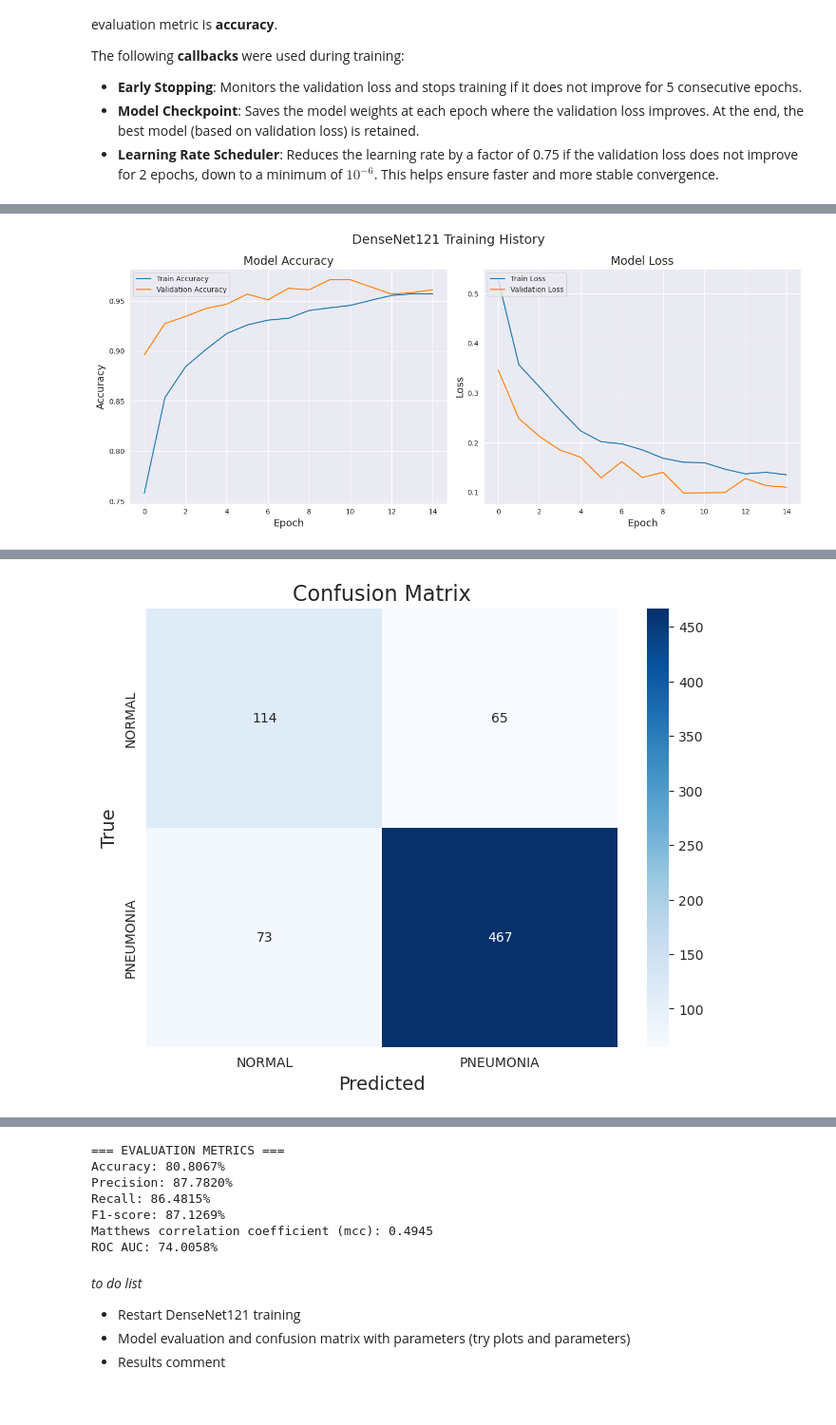
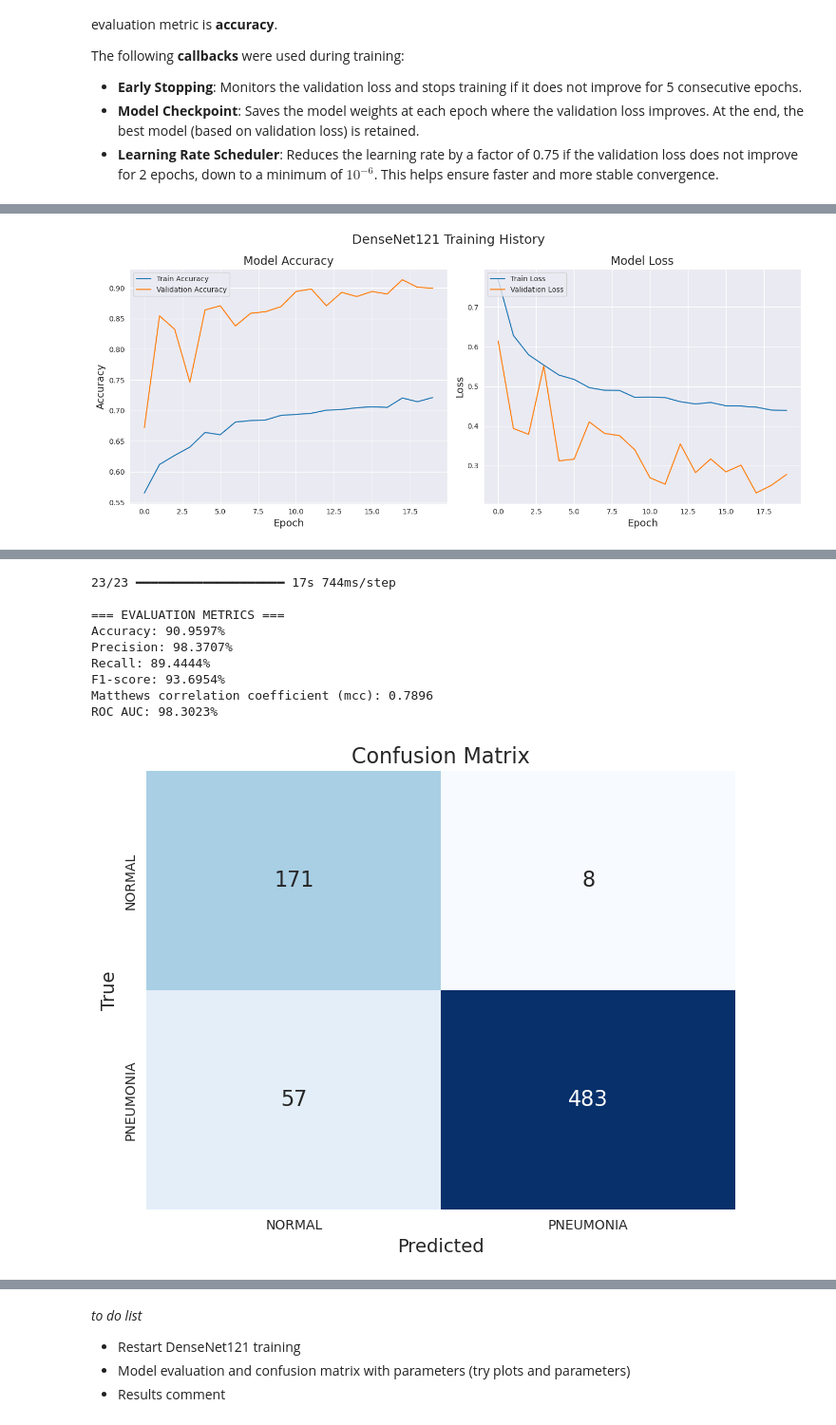
Before and after one commit to lazzerialberto/DL2025, a Jupyter notebook: project.ipynb, the cells around one changed output, grey strips where cells are left out. Shown at 95% size. Saved outputs shown, nothing was run; the diff lists cells and outputs as text; code cells hidden in the pictures.

Commit message:
add class weight

```diff
--- a/project.ipynb
+++ b/project.ipynb
@@ -940,11 +954,8 @@ Model: "functional"
 # %%
 print("\n--- Starting DenseNet121 Model Training ---")
 history = DenseNet_model.fit(
-    X_rgb,
-	y,
-    validation_data=val_gen,
-    steps_per_epoch=train_steps,
-	validation_steps=val_steps,
+    train_ds,
+    validation_data=val_ds,
     epochs=20,
     callbacks=callbacks,
     class_weight=class_weight_dict,
@@ -984,8 +1044,8 @@ def plot_training_history(history):
 	plt.tight_layout()
 	plt.show()
 
-if os.path.exists('DenseNet121_history_wout_class_weight.npy'):
-	history_data = np.load('DenseNet121_history_wout_class_weight.npy', allow_pickle=True).item()
+if os.path.exists('DenseNet121_history.npy'):
+	history_data = np.load('DenseNet121_history.npy', allow_pickle=True).item()
 	history_n = tf.keras.callbacks.History()
 	history_n.history = {
 		'loss': history_data['loss'],
@@ -995,13 +1055,13 @@ if os.path.exists('DenseNet121_history_wout_class_weight.npy'):
 	}
 plot_training_history(history_n)
 # %% [output]
-[figure, old version]
+[figure, new version]
 # %%
 #confusion matrix on test set
 def plot_confusion_matrix(y_true, y_pred, classes):
     plt.figure(figsize=(8, 6))
     cm = confusion_matrix(y_true, y_pred)
-    sns.heatmap(cm, annot=True, fmt='d', cmap='Blues', xticklabels=classes, yticklabels=classes)
+    sns.heatmap(cm, annot=True, fmt='d', cmap='Blues', xticklabels=classes, yticklabels=classes, cbar=False, annot_kws={"size": 16})
     plt.title('Confusion Matrix', fontsize=16)
     plt.xlabel('Predicted', fontsize=14)
     plt.ylabel('True', fontsize=14)
@@ -1023,29 +1083,25 @@ def plot_roc_curve(y_true, y_pred):
 	plt.show()
 
 # Evaluate the model on the test set
-test_steps = np.ceil(test_generator.samples / BATCH_SIZE)
-test_generator.reset()  # Reset the generator to ensure it starts from the beginning
+
 print("\n--- Evaluating DenseNet121 Model on Test Set ---")
 DenseNet_model.load_weights('DenseNet121_best_model.keras')  # Load the best weights
 print("Model weights loaded successfully.")
 # print model evaluation metrics
 print("Evaluating model on test set...")
-test_loss, test_accuracy = DenseNet_model.evaluate(test_generator, steps=test_steps, verbose=1)
+test_loss, test_accuracy = DenseNet_model.evaluate(test_ds, verbose=1)
 print(f"Test Loss: {test_loss:.4f}")
 print(f"Test Accuracy: {test_accuracy:.4f}")
 
-y_true = test_generator.classes
-y_pred = DenseNet_model.predict(test_gen, steps=test_steps)
-y_pred_classes = (y_pred > 0.5).astype(int).flatten()
+y_true = np.concatenate([y.numpy().flatten() for _, y in test_ds])
+y_pred = DenseNet_model.predict(test_ds)
+y_pred_labels = (y_pred > 0.5).astype(int).flatten()
 
-plot_confusion_matrix(y_true, y_pred_classes, classes=['NORMAL', 'PNEUMONIA'])
-plot_roc_curve(y_true, y_pred)
-
-accuracy = accuracy_score(y_true, y_pred_classes)
-precision = precision_score(y_true, y_pred_classes)
-recall = recall_score(y_true, y_pred_classes)
-f1 = f1_score(y_true, y_pred_classes)
-mcc = matthews_corrcoef(y_true, y_pred_classes)
+accuracy = accuracy_score(y_true, y_pred_labels)
+precision = precision_score(y_true, y_pred_labels)
+recall = recall_score(y_true, y_pred_labels)
+f1 = f1_score(y_true, y_pred_labels)
+mcc = matthews_corrcoef(y_true, y_pred_labels)
 roc_auc = roc_auc_score(y_true, y_pred)
 
 # Print evaluation metrics in percentages
@@ -1056,4 +1112,7 @@ print(f"Recall: {100*recall:.4f}%")
 print(f"F1-score: {100*f1:.4f}%")
 print(f"Matthews correlation coefficient (mcc): {mcc:.4f}")
 print(f"ROC AUC: {100*roc_auc:.4f}%")
+
+plot_confusion_matrix(y_true, y_pred_labels, classes=['NORMAL', 'PNEUMONIA'])
+plot_roc_curve(y_true, y_pred)
 # %% [output]
@@ -1061 +1126,10 @@ print(f"ROC AUC: {100*roc_auc:.4f}%")
+23/23 ━━━━━━━━━━━━━━━━━━━━ 17s 744ms/step
+
+=== EVALUATION METRICS ===
+Accuracy: 90.9597%
+Precision: 98.3707%
+Recall: 89.4444%
+F1-score: 93.6954%
+Matthews correlation coefficient (mcc): 0.7896
+ROC AUC: 98.3023%
-[figure, old version]
+[figure, new version]
@@ -1063,10 +1137,3 @@ print(f"ROC AUC: {100*roc_auc:.4f}%")
-=== EVALUATION METRICS ===
-Accuracy: 80.8067%
-Precision: 87.7820%
-Recall: 86.4815%
-F1-score: 87.1269%
-Matthews correlation coefficient (mcc): 0.4945
-ROC AUC: 74.0058%
 # %% [markdown]
 *to do list*
 - Restart DenseNet121 training
```
Also changed, not shown: parts of 7 cells of this notebook, 4 other files.
